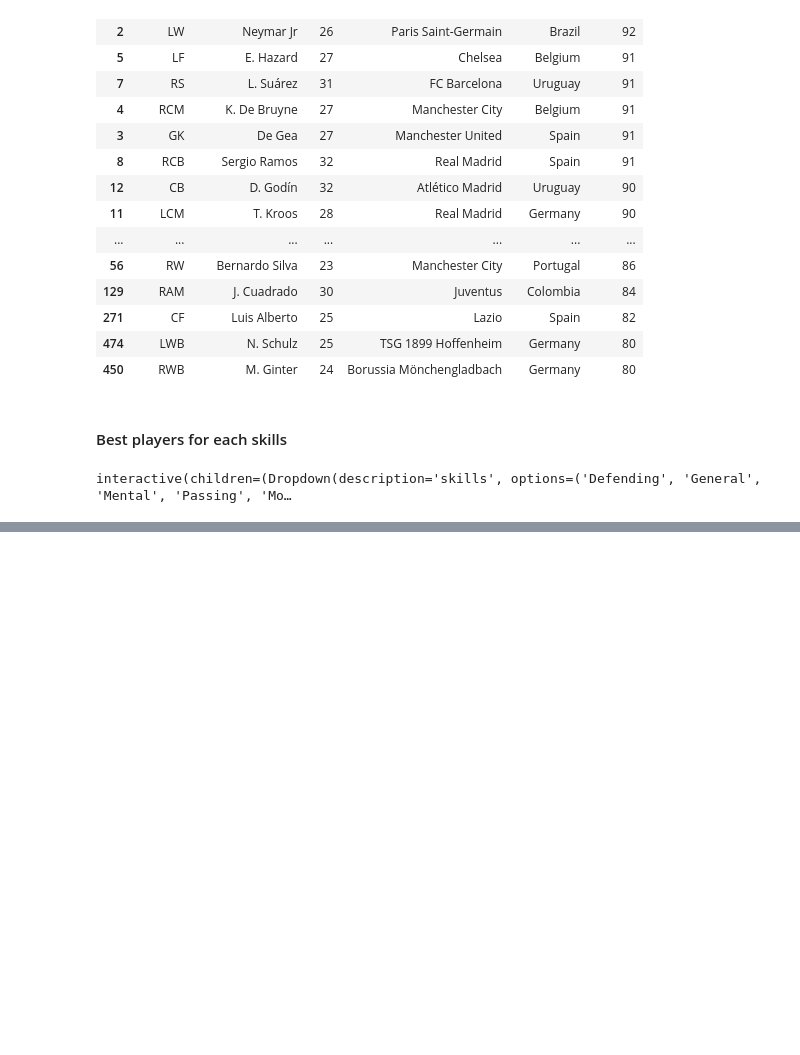
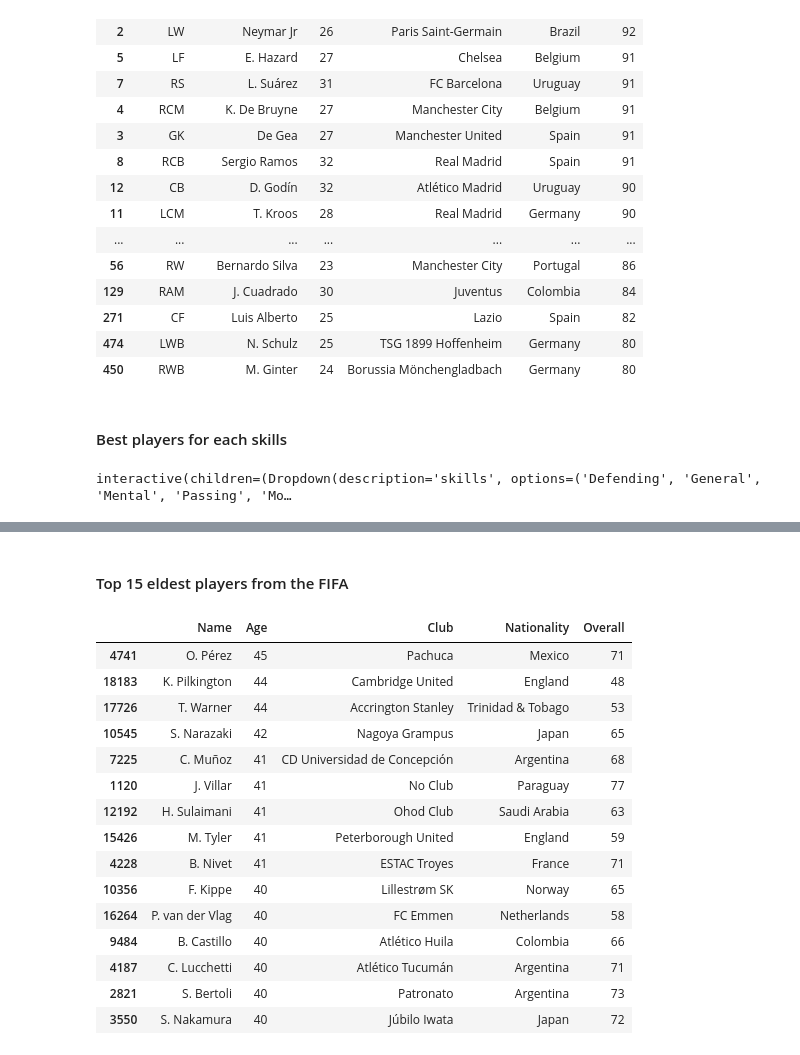
Before and after one commit to i11exx/fifa_2019_analysis, a Jupyter notebook: fifa.ipynb, the cells around one changed output, grey strips where cells are left out. Cells and saved outputs as stored; diff of their text form; code cells hidden in the pictures; blank space fills up the shorter version.

```diff
--- a/fifa.ipynb
+++ b/fifa.ipynb
@@ -581,0 +614,23 @@ interactive(children=(Dropdown(description='skills', options=('Defending', 'Gene
+# %% [markdown]
+#### Top 15 eldest players from the FIFA
+# %%
+# Finding top 15 eldest players from dataset
+data.sort_values('Age', ascending=False)[['Name', 'Age', 'Club', 'Nationality', 'Overall']].head(
+    15).style.background_gradient(cmap='Wistia')
+# %% [output]
+|  | Name | Age | Club | Nationality | Overall |
+| 4741 | O. Pérez | 45 | Pachuca | Mexico | 71 |
+| 18183 | K. Pilkington | 44 | Cambridge United | England | 48 |
+| 17726 | T. Warner | 44 | Accrington Stanley | Trinidad & Tobago | 53 |
+| 10545 | S. Narazaki | 42 | Nagoya Grampus | Japan | 65 |
+| 7225 | C. Muñoz | 41 | CD Universidad de Concepción | Argentina | 68 |
+| 1120 | J. Villar | 41 | No Club | Paraguay | 77 |
+| 12192 | H. Sulaimani | 41 | Ohod Club | Saudi Arabia | 63 |
+| 15426 | M. Tyler | 41 | Peterborough United | England | 59 |
+| 4228 | B. Nivet | 41 | ESTAC Troyes | France | 71 |
+| 10356 | F. Kippe | 40 | Lillestrøm SK | Norway | 65 |
+| 16264 | P. van der Vlag | 40 | FC Emmen | Netherlands | 58 |
+| 9484 | B. Castillo | 40 | Atlético Huila | Colombia | 66 |
+| 4187 | C. Lucchetti | 40 | Atlético Tucumán | Argentina | 71 |
+| 2821 | S. Bertoli | 40 | Patronato | Argentina | 73 |
+| 3550 | S. Nakamura | 40 | Júbilo Iwata | Japan | 72 |
```
Also changed, not shown: parts of 27 cells of this notebook.
